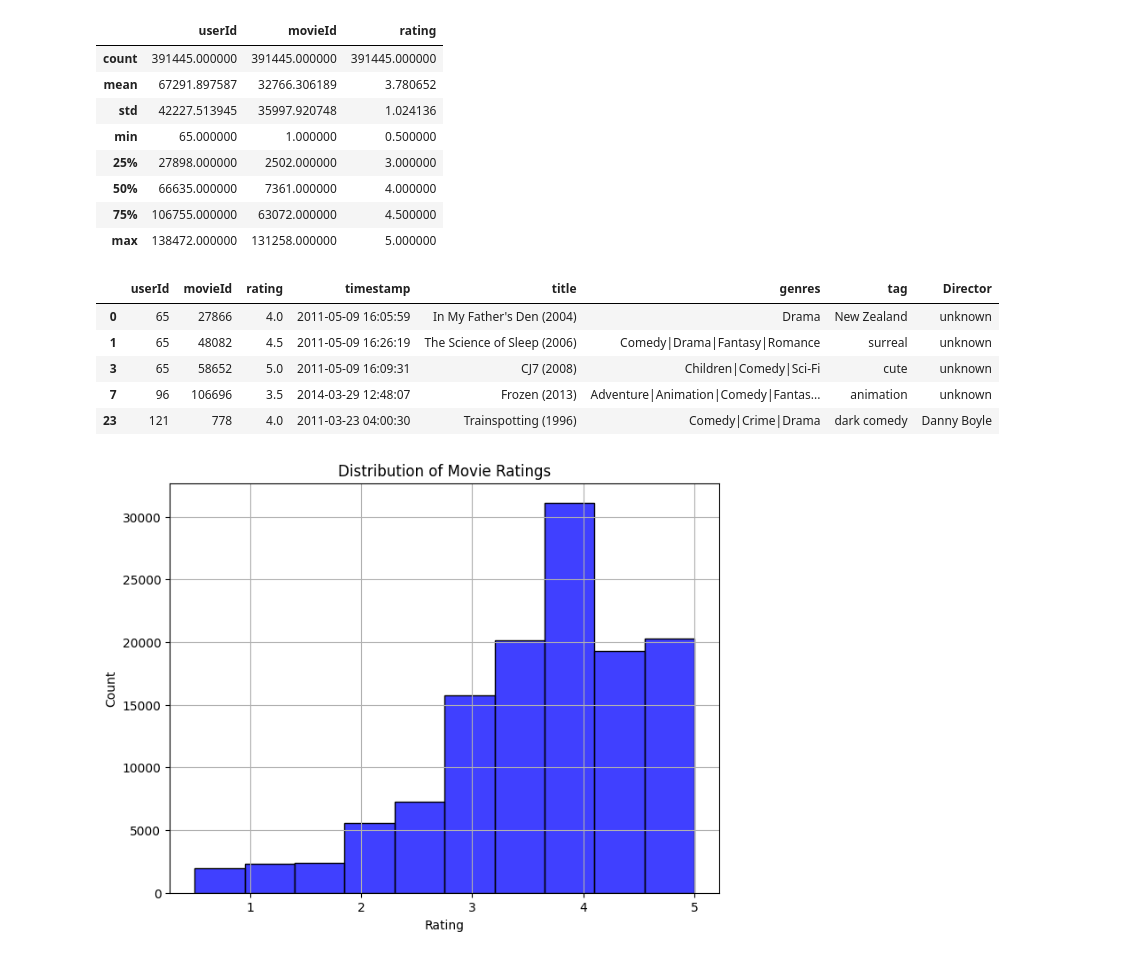
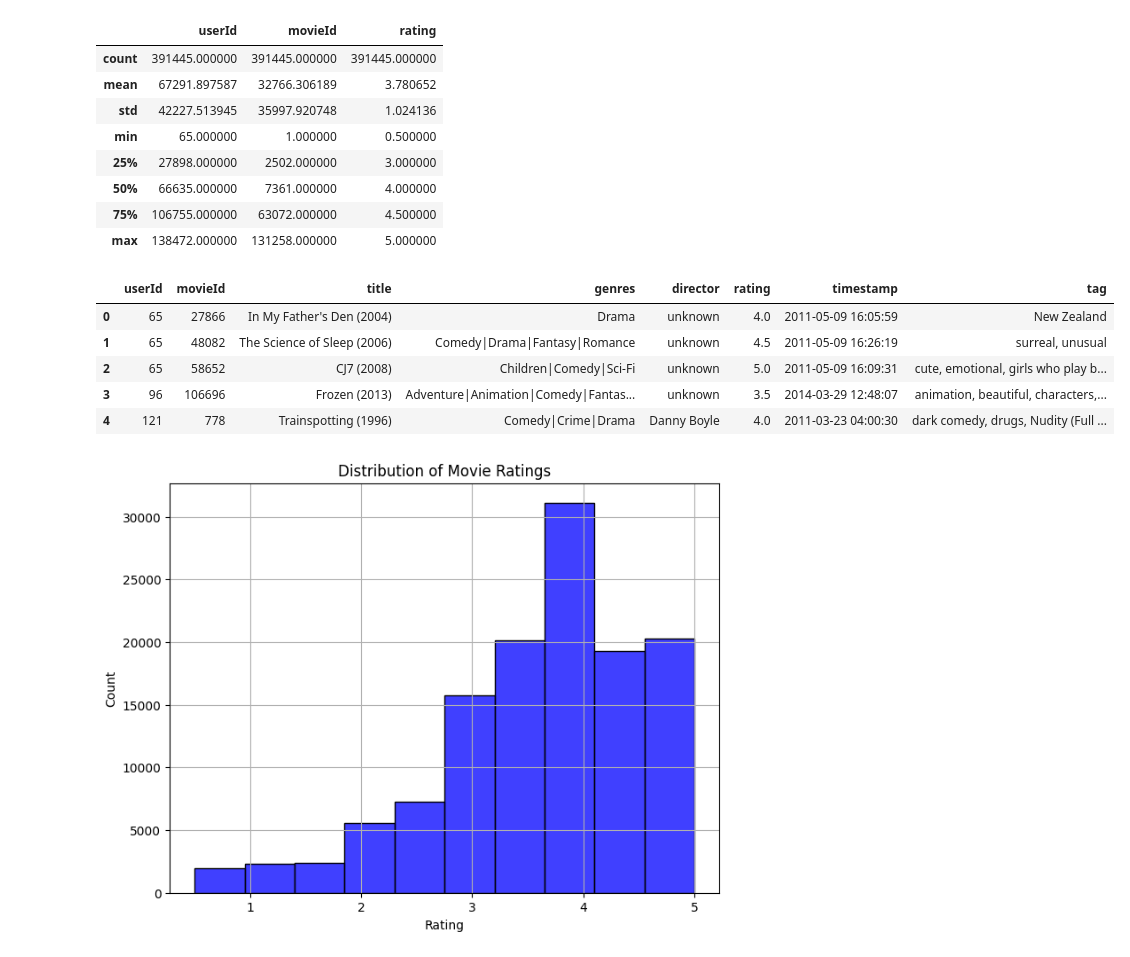
Before and after one commit to Charlottecool/Neural-Network-and-NLP-Based-Movie-Recommendation-System, a Jupyter notebook: Neural Network and NLP-Based Movie Recommendation System.ipynb, the cells around one changed output. Cells and saved outputs as stored; diff of their text form; code cells hidden in the pictures.

```diff
--- a/Neural Network and NLP-Based Movie Recommendation System.ipynb
+++ b/Neural Network and NLP-Based Movie Recommendation System.ipynb
@@ -183,18 +183,21 @@ merged_data.describe()
 | 75% | 106755.000000 | 63072.000000 | 4.500000 |
 | max | 138472.000000 | 131258.000000 | 5.000000 |
 # %%
-# !!!!!!!!!!!!!!!!!!!DECIDE LATER WHETHER NEED TO DE DUPLICATES!!!!!!!!!!!!
+# combine different tags under same movie
+merged_data = merged_data.groupby(['userId', 'movieId', 'title', 'genres', 'director'], as_index=False).agg({
+    'rating': 'mean',
+    'timestamp': 'first',
+    'tag': lambda x: ', '.join(x)
+})
+
+merged_data.head()
+# %% [output]
+|  | userId | movieId | title | genres | director | rating | timestamp | tag |
+| 0 | 65 | 27866 | In My Father's Den (2004) | Drama | unknown | 4.0 | 2011-05-09 16:05:59 | New Zealand |
+| 1 | 65 | 48082 | The Science of Sleep (2006) | Comedy|Drama|Fantasy|Romance | unknown | 4.5 | 2011-05-09 16:26:19 | surreal, unusual |
+| 2 | 65 | 58652 | CJ7 (2008) | Children|Comedy|Sci-Fi | unknown | 5.0 | 2011-05-09 16:09:31 | cute, emotional, girls who play b... |
+| 3 | 96 | 106696 | Frozen (2013) | Adventure|Animation|Comedy|Fantas... | unknown | 3.5 | 2014-03-29 12:48:07 | animation, beautiful, characters,... |
+| 4 | 121 | 778 | Trainspotting (1996) | Comedy|Crime|Drama | Danny Boyle | 4.0 | 2011-03-23 04:00:30 | dark comedy, drugs, Nudity (Full ... |
-# %%
-# drop duplicate on duplicated rows
-merged_data = merged_data.drop_duplicates(subset=['userId', 'movieId'])
-merged_data.head()
-# %% [output]
-|  | userId | movieId | rating | timestamp | title | genres | tag | Director |
-| 0 | 65 | 27866 | 4.0 | 2011-05-09 16:05:59 | In My Father's Den (2004) | Drama | New Zealand | unknown |
-| 1 | 65 | 48082 | 4.5 | 2011-05-09 16:26:19 | The Science of Sleep (2006) | Comedy|Drama|Fantasy|Romance | surreal | unknown |
-| 3 | 65 | 58652 | 5.0 | 2011-05-09 16:09:31 | CJ7 (2008) | Children|Comedy|Sci-Fi | cute | unknown |
-| 7 | 96 | 106696 | 3.5 | 2014-03-29 12:48:07 | Frozen (2013) | Adventure|Animation|Comedy|Fantas... | animation | unknown |
-| 23 | 121 | 778 | 4.0 | 2011-03-23 04:00:30 | Trainspotting (1996) | Comedy|Crime|Drama | dark comedy | Danny Boyle |
 # %%
 # visualize rating distribution
 plt.figure(figsize=(8, 6))
```
Also changed, not shown: parts of 25 cells of this notebook.
